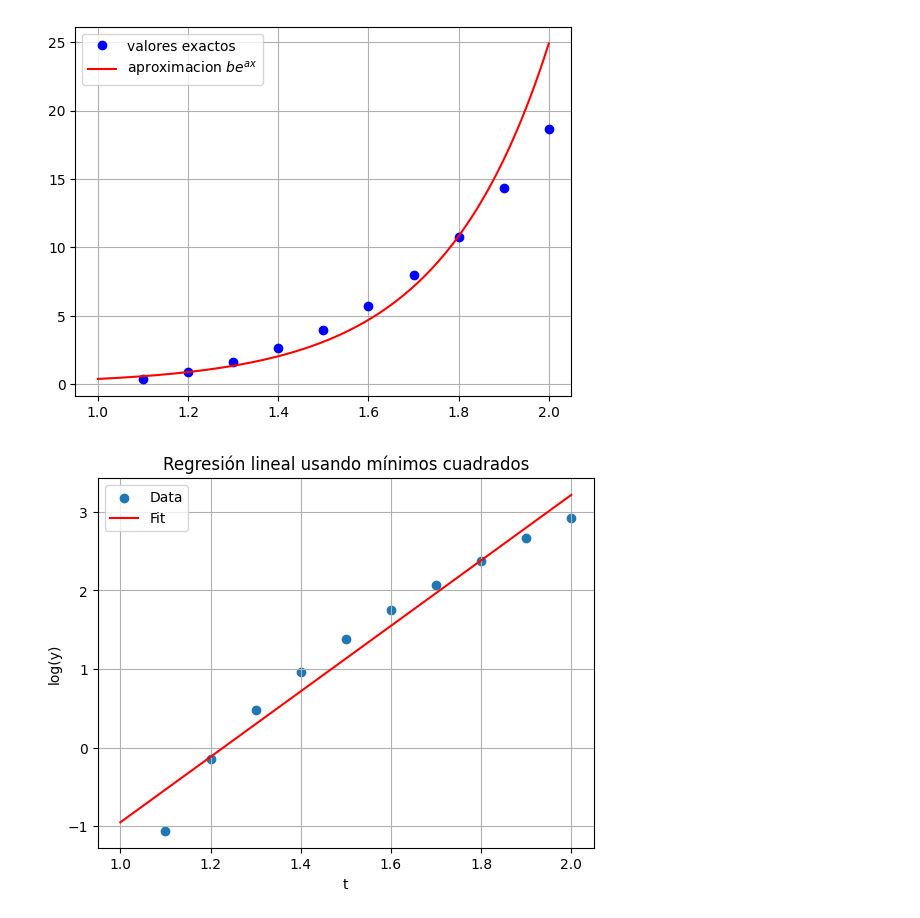
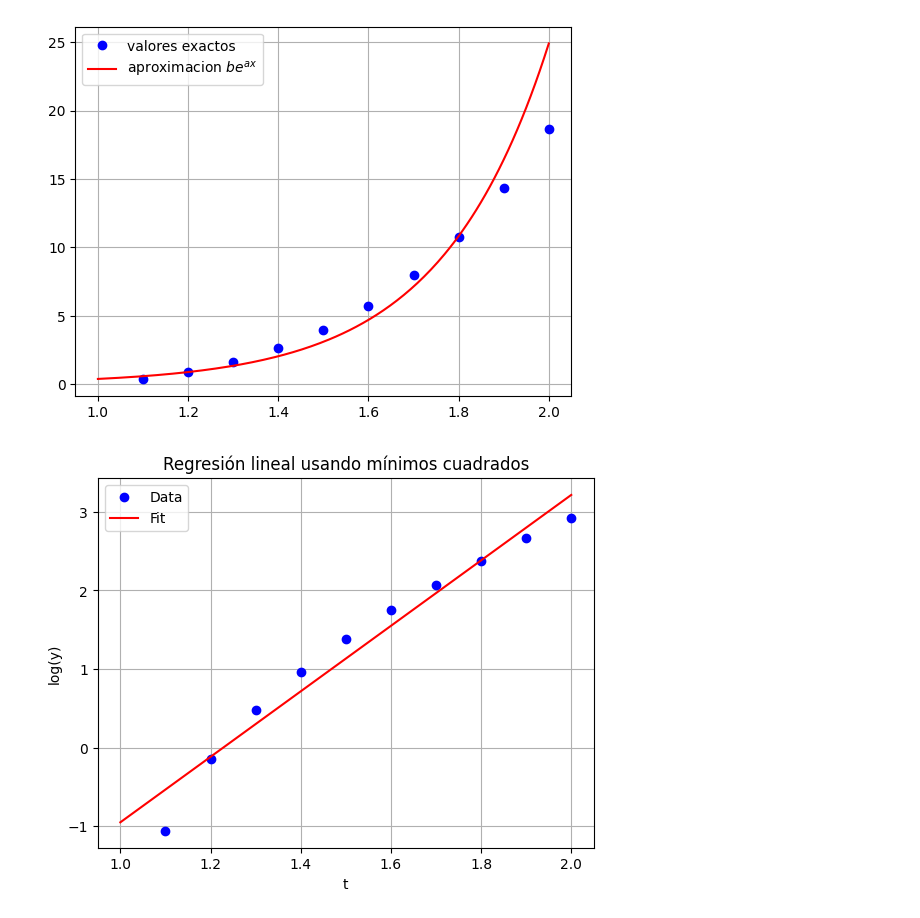
Before and after one commit to K3nnyZY/computer-solutions, a Jupyter notebook: zfinal.ipynb, the cells around one changed output. Saved outputs shown, nothing was run; the diff lists cells and outputs as text; code cells hidden in the pictures.

```diff
--- a/zfinal.ipynb
+++ b/zfinal.ipynb
@@ -216,20 +216,17 @@ plt.show()
 # %% [output]
 [figure]
 # %%
-# Calculamos los valores de ln y para los puntos de la aproximación
-y_log_approx = [np.log(y) for y in y_exact_values]
-
 # Evaluar la función lineal en el rango de t
 linear_range = [ln_b + a * t for t in t_points]
 
 # Crear el gráfico
-plt.scatter(t_array, y_log, label='Data')  # Puntos de datos originales
-plt.plot(t_range, linear_range, color='red', label='Fit')  # Linea de regresión
+plt.plot(t_array, y_log, 'bo', label='Data')  # Puntos de datos originales
+plt.plot(t_points, linear_range, color='red', label='Fit')  # Linea de regresión
 plt.title('Regresión lineal usando mínimos cuadrados')
 plt.xlabel('t')
 plt.ylabel('log(y)')
 plt.legend()
 plt.grid(True)
 plt.show()
 # %% [output]
-[figure, old version]
+[figure, new version]
```
Also changed, not shown: parts of 1 cell of this notebook.
